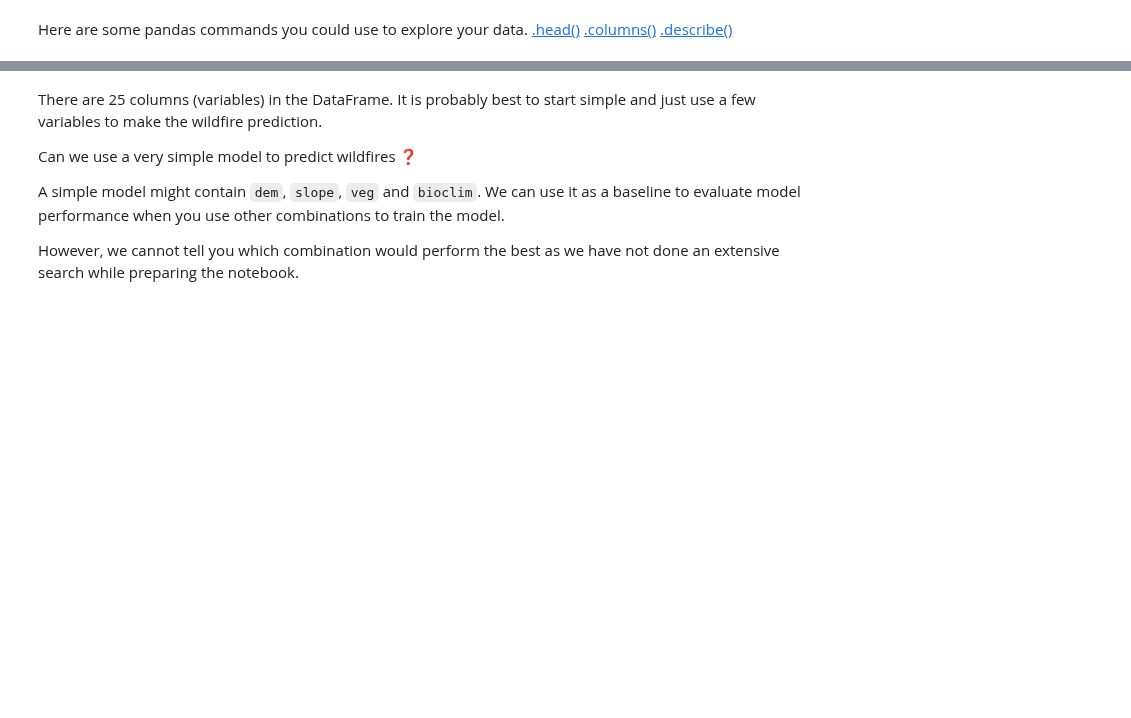
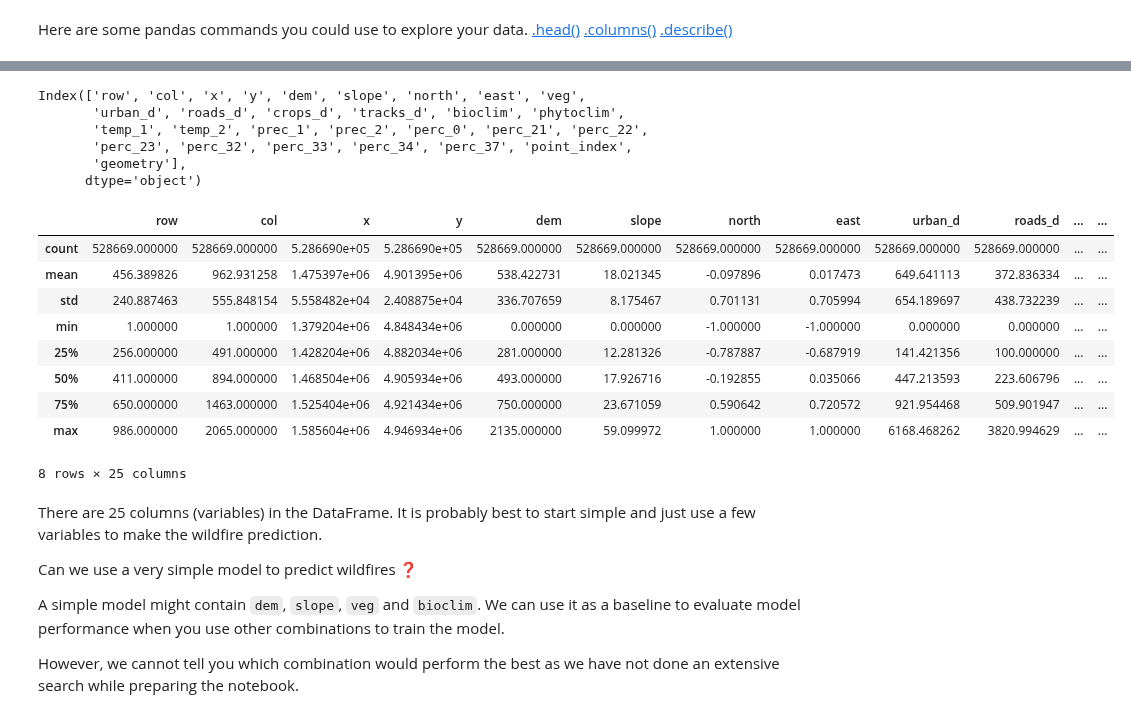
Before and after one commit to Sbindola/2026_MLEES_book, a Jupyter notebook: LABS/part-II/3.5-wildfire-susceptibility-mapping-exercises.ipynb, the cells around one changed output, grey strips where cells are left out. Saved outputs shown, nothing was run; the diff lists cells and outputs as text; code cells hidden in the pictures; blank space fills up the shorter version.

```diff
--- a/LABS/part-II/3.5-wildfire-susceptibility-mapping-exercises.ipynb
+++ b/LABS/part-II/3.5-wildfire-susceptibility-mapping-exercises.ipynb
@@ -115,10 +151,28 @@ Here are some pandas commands you could use to explore your data.
 # 1. What kind of data is provided in the "variables" panda DataFrame?
 #########################################################################################################
 # Can you print the variable names?
-print(variables._______)
+print(variables.columns)
+# %% [output]
+Index(['row', 'col', 'x', 'y', 'dem', 'slope', 'north', 'east', 'veg',
+       'urban_d', 'roads_d', 'crops_d', 'tracks_d', 'bioclim', 'phytoclim',
+       'temp_1', 'temp_2', 'prec_1', 'prec_2', 'perc_0', 'perc_21', 'perc_22',
+       'perc_23', 'perc_32', 'perc_33', 'perc_34', 'perc_37', 'point_index',
+       'geometry'],
+      dtype='object')
 # %%
 # Can you print a table with all the statistics of each variable in the dataframe?
-print(variables._________)
+variables.describe()
+# %% [output]
+|  | row | col | x | y | dem | slope | north | east | urban_d | roads_d | ... | ... |
+| count | 528669.000000 | 528669.000000 | 5.286690e+05 | 5.286690e+05 | 528669.000000 | 528669.000000 | 528669.000000 | 528669.000000 | 528669.000000 | 528669.000000 | ... | ... |
+| mean | 456.389826 | 962.931258 | 1.475397e+06 | 4.901395e+06 | 538.422731 | 18.021345 | -0.097896 | 0.017473 | 649.641113 | 372.836334 | ... | ... |
+| std | 240.887463 | 555.848154 | 5.558482e+04 | 2.408875e+04 | 336.707659 | 8.175467 | 0.701131 | 0.705994 | 654.189697 | 438.732239 | ... | ... |
+| min | 1.000000 | 1.000000 | 1.379204e+06 | 4.848434e+06 | 0.000000 | 0.000000 | -1.000000 | -1.000000 | 0.000000 | 0.000000 | ... | ... |
+| 25% | 256.000000 | 491.000000 | 1.428204e+06 | 4.882034e+06 | 281.000000 | 12.281326 | -0.787887 | -0.687919 | 141.421356 | 100.000000 | ... | ... |
+| 50% | 411.000000 | 894.000000 | 1.468504e+06 | 4.905934e+06 | 493.000000 | 17.926716 | -0.192855 | 0.035066 | 447.213593 | 223.606796 | ... | ... |
+| 75% | 650.000000 | 1463.000000 | 1.525404e+06 | 4.921434e+06 | 750.000000 | 23.671059 | 0.590642 | 0.720572 | 921.954468 | 509.901947 | ... | ... |
+| max | 986.000000 | 2065.000000 | 1.585604e+06 | 4.946934e+06 | 2135.000000 | 59.099972 | 1.000000 | 1.000000 | 6168.468262 | 3820.994629 | ... | ... |
+8 rows × 25 columns
 # %% [markdown]
 There are 25 columns (variables) in the DataFrame. It is probably best to start simple and just use a few variables to make the wildfire prediction.
 
```
Also changed, not shown: parts of 11 cells of this notebook.
